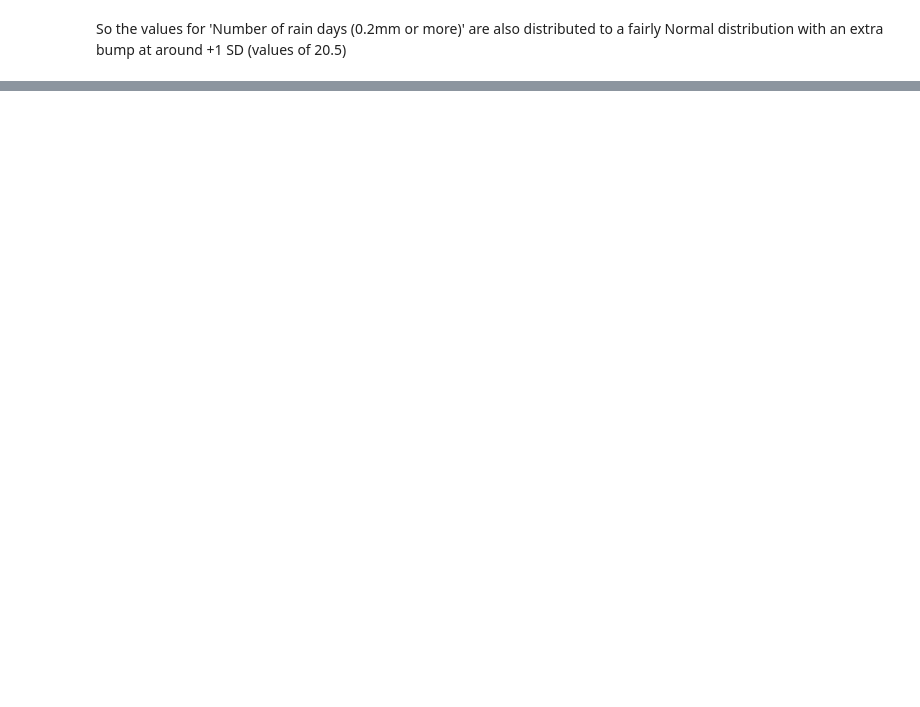
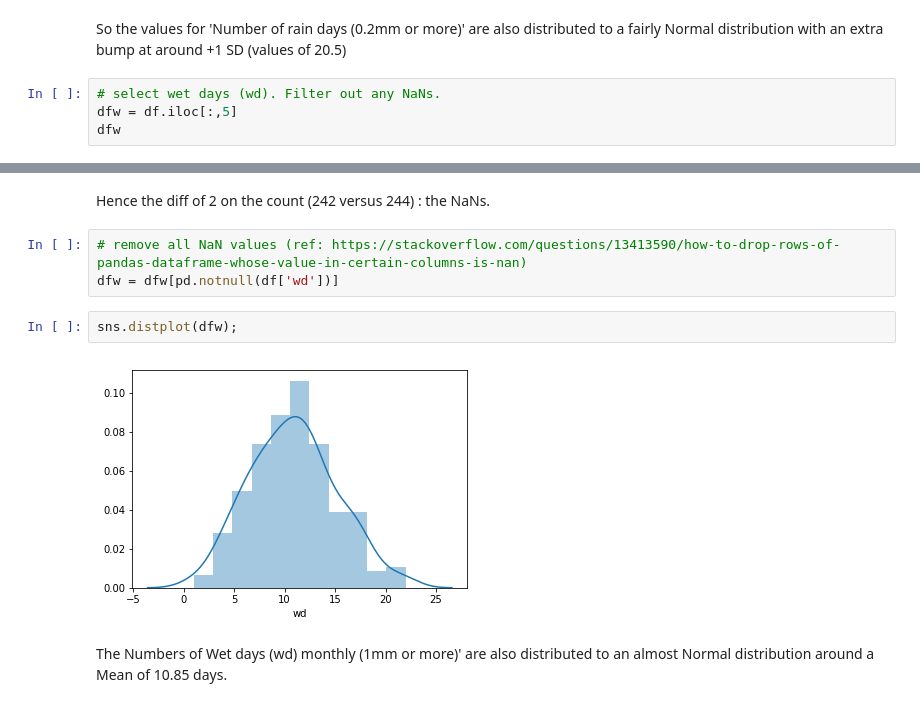
Before and after one commit to Aqua5lad/PDA-Dec-Project, a Jupyter notebook: PDA Project Dec 2018.ipynb, the cells around one changed output, grey strips where cells are left out. Drawn from its saved outputs; the diff is of its cells as text; blank space fills up the shorter version.

Commit message:
ignore NaNs, plot wet days

```diff
--- a/PDA Project Dec 2018.ipynb
+++ b/PDA Project Dec 2018.ipynb
@@ -323,2 +317,6 @@ sns.distplot(dfr);
 # %% [markdown]
 So the values for 'Number of rain days (0.2mm or more)' are also distributed to a fairly Normal distribution with an extra bump at around +1 SD (values of 20.5)
+# %%
+# select wet days (wd). Filter out any NaNs.
+dfw = df.iloc[:,5]
+dfw
@@ -324,0 +360,11 @@ So the values for 'Number of rain days (0.2mm or more)' are also distributed to
+# %% [markdown]
+Hence the diff of 2 on the count (242 versus 244) : the NaNs.
+# %%
+# remove all NaN values (ref: https://stackoverflow.com/questions/13413590/how-to-drop-rows-of-pandas-dataframe-whose-value-in-certain-columns-is-nan)
+dfw = dfw[pd.notnull(df['wd'])]
+# %%
+sns.distplot(dfw);
+# %% [output]
+[figure, added]
+# %% [markdown]
+The Numbers of Wet days (wd) monthly (1mm or more)' are also distributed to an almost Normal distribution around a Mean of 10.85 days.
```
Also changed, not shown: parts of 8 cells of this notebook.
